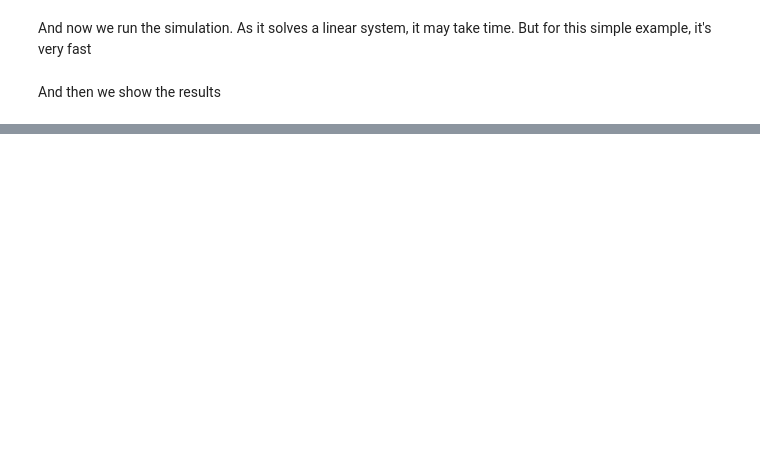
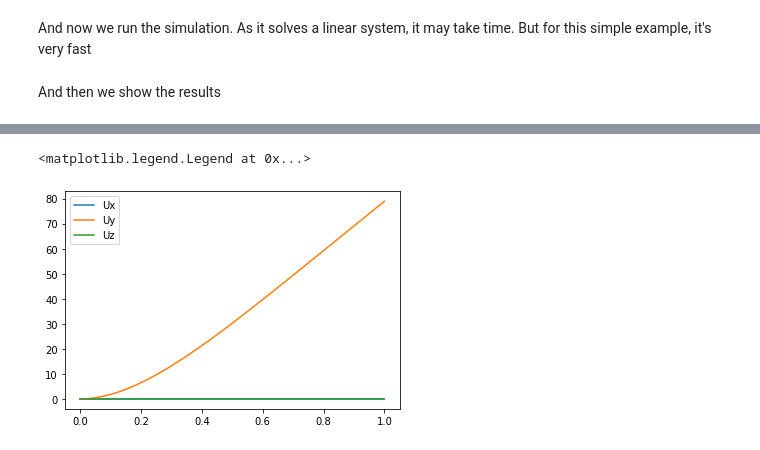
Before and after one commit to compmec/beam1D, a Jupyter notebook: examples/example07.ipynb, the cells around one changed output, grey strips where cells are left out. Drawn from its saved outputs; the diff is of its cells as text; code cells hidden in the pictures; blank space fills up the shorter version.

```diff
--- a/examples/example07.ipynb
+++ b/examples/example07.ipynb
@@ -52,0 +77,12 @@ At [Github/compmec/strct/examples/example07.ipynb](https://github.com/compmec/st
+# %%
+tsample = np.linspace(0, 1, 129)
+Ux = beamAB.field("Ux")(tsample)
+plt.plot(tsample, Ux, label="Ux")
+Uy = beamAB.field("Uy")(tsample)
+plt.plot(tsample, Uy, label="Uy")
+Uz = beamAB.field("Uz")(tsample)
+plt.plot(tsample, Uz, label="Uz")
+plt.legend()
+# %% [output]
+<matplotlib.legend.Legend at 0x...>
+[figure, added]
```
Also changed, not shown: parts of 8 cells of this notebook, 10 other files.
